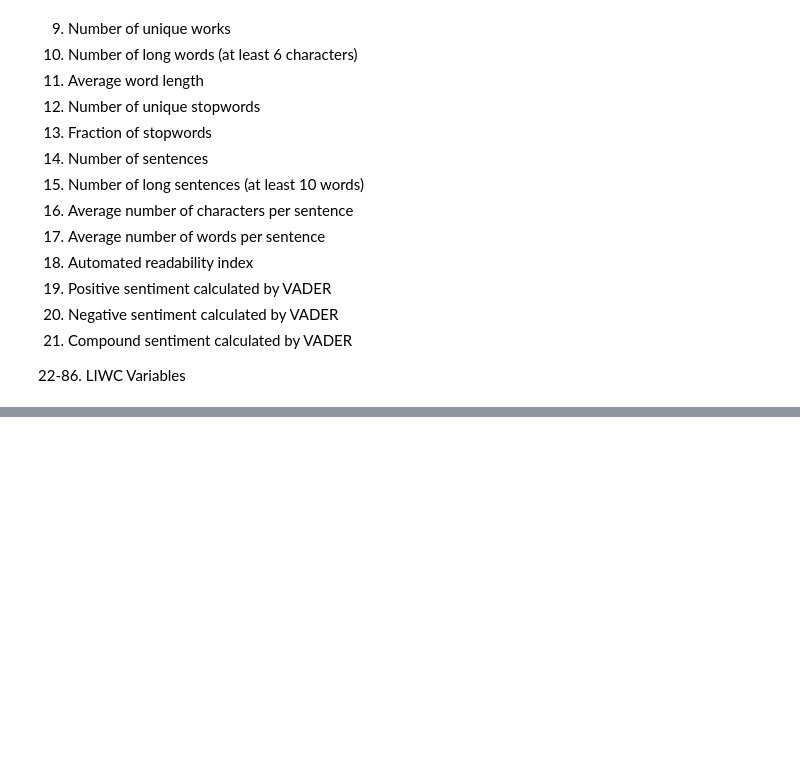
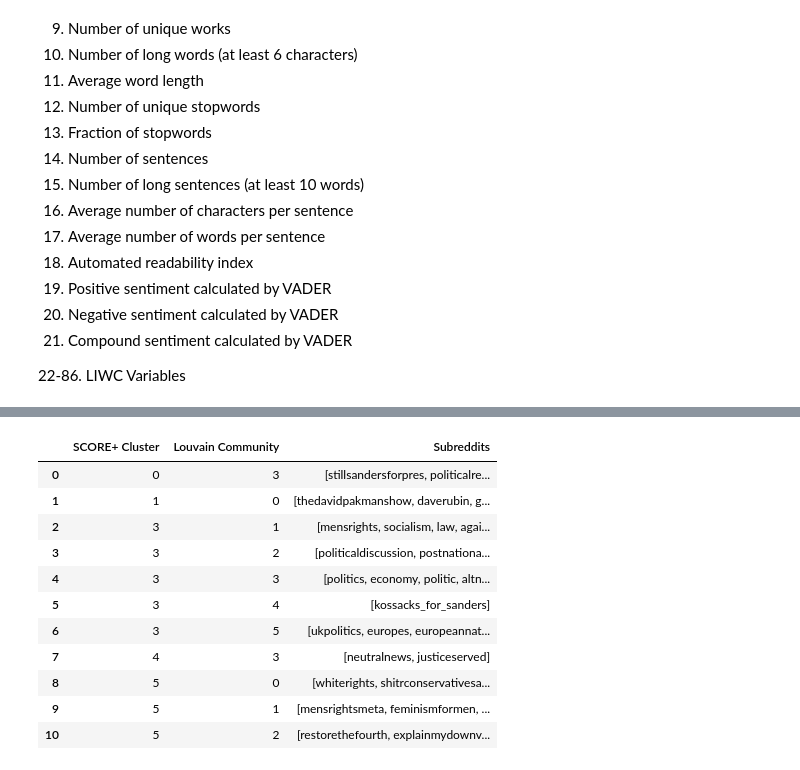
Before and after one commit to kehunter/stat236-subreddit-clustering, a Jupyter notebook: network_exploration.ipynb, the cells around one changed output, grey strips where cells are left out. Cells and saved outputs as stored; diff of their text form; code cells hidden in the pictures; blank space fills up the shorter version.

```diff
--- a/network_exploration.ipynb
+++ b/network_exploration.ipynb
@@ -311,0 +246,4 @@ plt.show()
+# %%
+diff_rows = merged[remapped_clusters != merged['Cluster']]
+differing_subreddits = diff_rows['subreddit'].unique()
+print(differing_subreddits)
@@ -311,0 +268,17 @@ plt.show()
+# %%
+summary_diff = diff_rows.groupby(['Cluster', 'Louvain_Community'])['subreddit'].apply(list).reset_index()
+summary_diff.columns = ['SCORE+ Cluster', 'Louvain Community', 'Subreddits']
+summary_diff
+# %% [output]
+|  | SCORE+ Cluster | Louvain Community | Subreddits |
+| 0 | 0 | 3 | [stillsandersforpres, politicalre... |
+| 1 | 1 | 0 | [thedavidpakmanshow, daverubin, g... |
+| 2 | 3 | 1 | [mensrights, socialism, law, agai... |
+| 3 | 3 | 2 | [politicaldiscussion, postnationa... |
+| 4 | 3 | 3 | [politics, economy, politic, altn... |
+| 5 | 3 | 4 | [kossacks_for_sanders] |
+| 6 | 3 | 5 | [ukpolitics, europes, europeannat... |
+| 7 | 4 | 3 | [neutralnews, justiceserved] |
+| 8 | 5 | 0 | [whiterights, shitrconservativesa... |
+| 9 | 5 | 1 | [mensrightsmeta, feminismformen, ... |
+| 10 | 5 | 2 | [restorethefourth, explainmydownv... |
```
Also changed, not shown: parts of 20 cells of this notebook, 1 other file.
